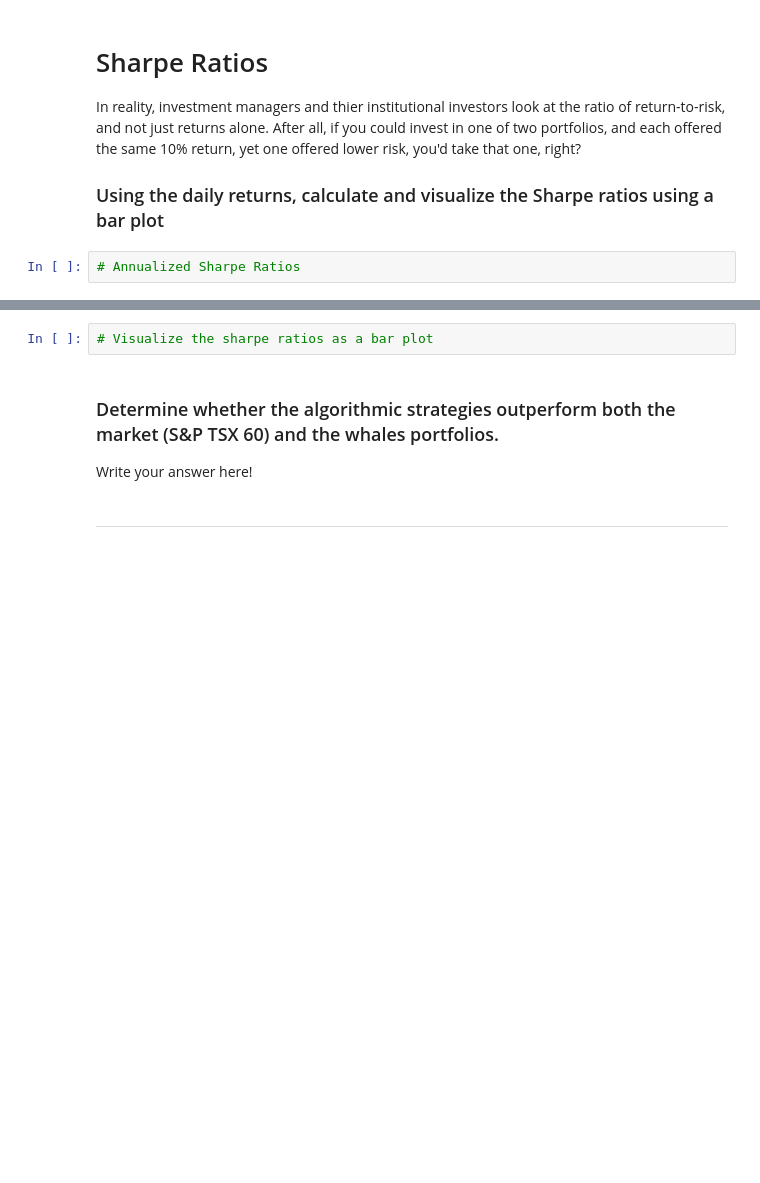
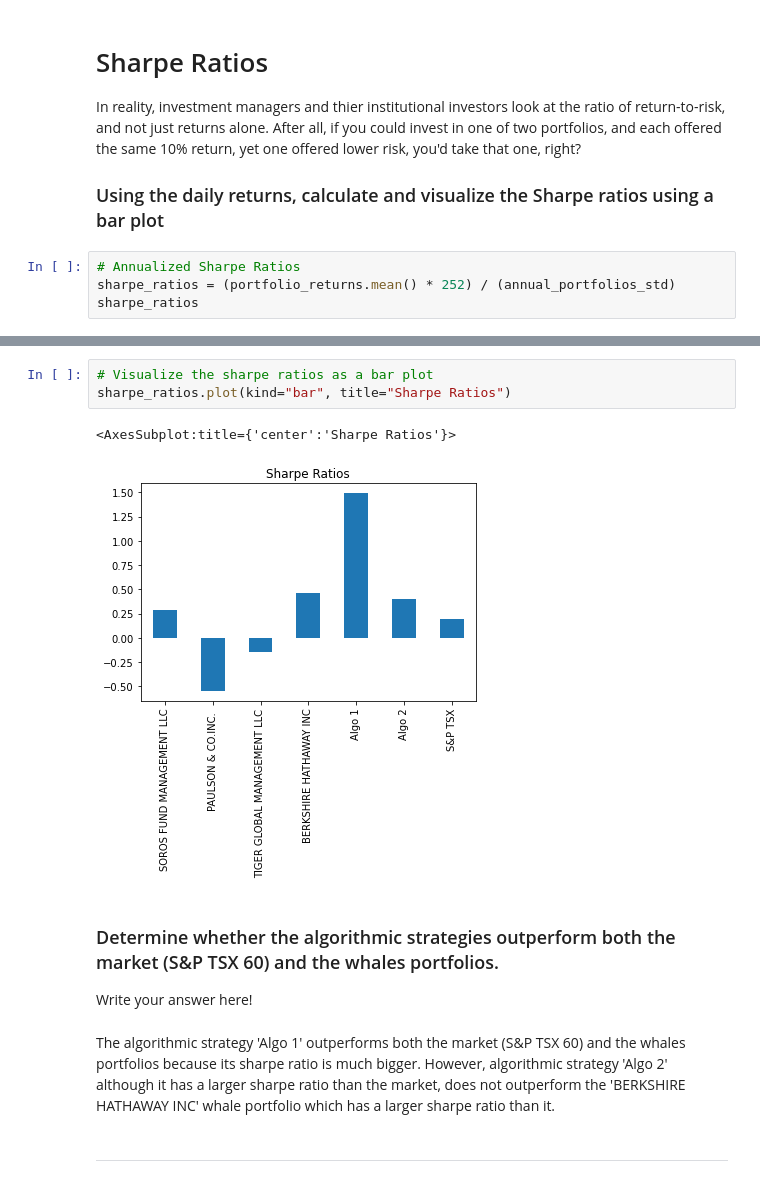
Before and after one commit to brilliantlyc/Portfolios_Analysis, a Jupyter notebook: whale_analysis.ipynb, the cells around one changed output, grey strips where cells are left out. Saved outputs shown, nothing was run; the diff lists cells and outputs as text; blank space fills up the shorter version.

Commit message:
Calculated and plotted the Sharpe Ratios.

```diff
--- a/whale_analysis.ipynb
+++ b/whale_analysis.ipynb
@@ -424,3 +424,5 @@ In reality, investment managers and thier institutional investors look at the ra
 ### Using the daily returns, calculate and visualize the Sharpe ratios using a bar plot
 # %%
 # Annualized Sharpe Ratios
+sharpe_ratios = (portfolio_returns.mean() * 252) / (annual_portfolios_std)
+sharpe_ratios
@@ -427,9 +438,15 @@ In reality, investment managers and thier institutional investors look at the ra
 # %%
 # Visualize the sharpe ratios as a bar plot
+sharpe_ratios.plot(kind="bar", title="Sharpe Ratios")
+# %% [output]
+<AxesSubplot:title={'center':'Sharpe Ratios'}>
+[figure, added]
 # %% [markdown]
 ### Determine whether the algorithmic strategies outperform both the market (S&P TSX 60) and the whales portfolios.
 
 Write your answer here!
+# %% [markdown]
+The algorithmic strategy 'Algo 1' outperforms both the market (S&P TSX 60) and the whales portfolios because its sharpe ratio is much bigger. However, algorithmic strategy 'Algo 2' although it has a larger sharpe ratio than the market, does not outperform the 'BERKSHIRE HATHAWAY INC' whale portfolio which has a larger sharpe ratio than it.
 # %% [markdown]
 ---
 # %% [markdown]
```
Also changed, not shown: parts of 1 cell of this notebook.
